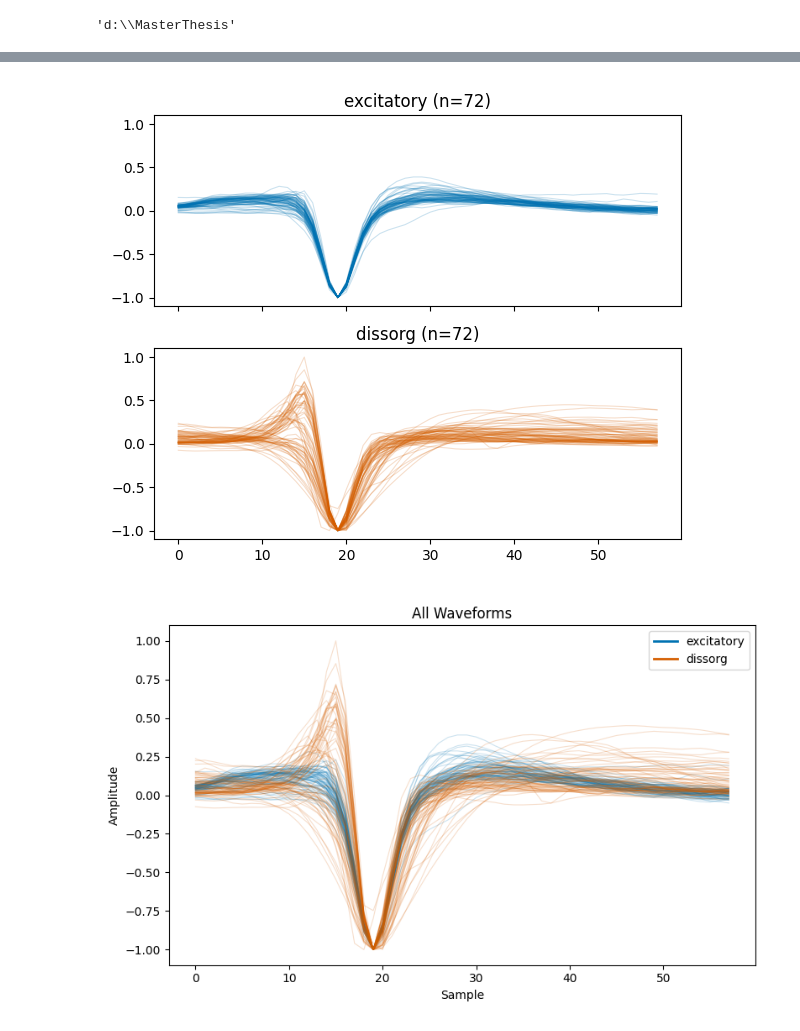
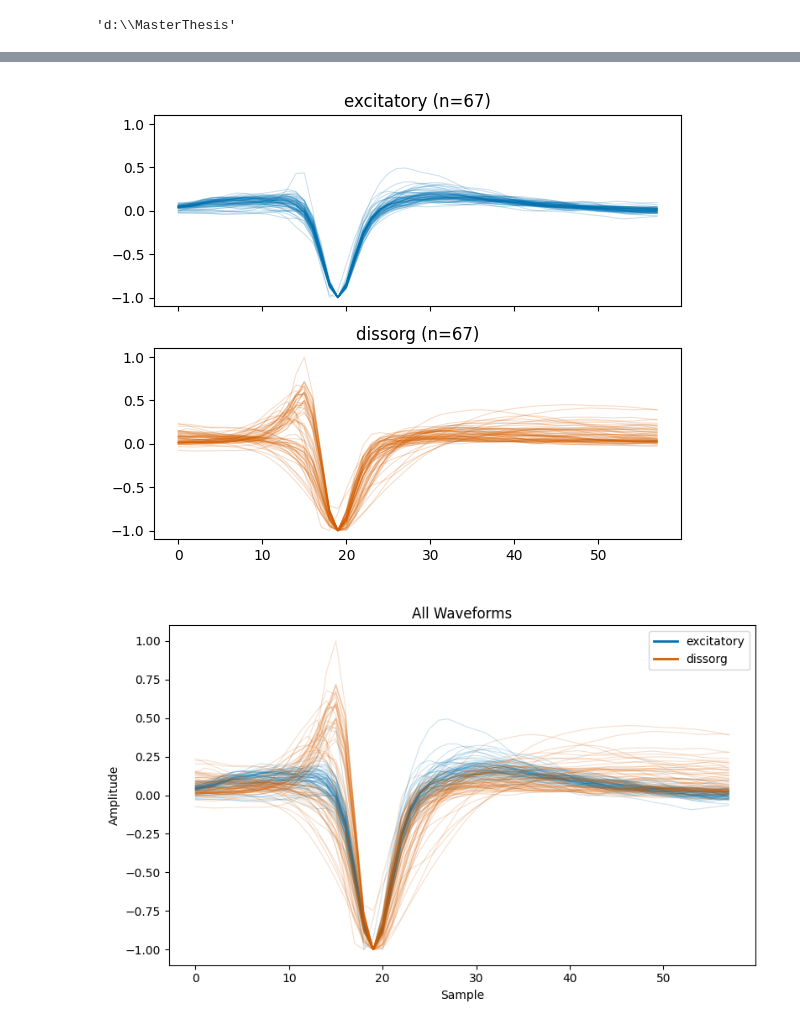
Before and after one commit to aitanavsGithub/MasterThesis, a Jupyter notebook: code/FINAL_EXAMPLE.ipynb, the cells around one changed output, grey strips where cells are left out. Cells and saved outputs as stored; diff of their text form; code cells hidden in the pictures.

```diff
--- a/code/FINAL_EXAMPLE.ipynb
+++ b/code/FINAL_EXAMPLE.ipynb
@@ -32,16 +94,16 @@ os.getcwd()
 # %%
 # Load the preprocessed noflip25 data
 
-data_path_dissorg = "d:\\MasterThesis\\NEW_BRW_average_waveforms_filtered_dissorg_noflip25.csv"
-data_path_excit = "d:\\MasterThesis\\NEW_BRW_average_waveforms_filtered_excit_noflip25.csv"
+data_path_dissorg = "d:\\MasterThesis\\processed_data\\NEW_BRW_average_waveforms_filtered_dissorg_noflip25.csv"
+data_path_excit = "d:\\MasterThesis\\processed_data\\NEW_BRW_average_waveforms_filtered_excit_noflip25.csv"
 
 data_list = [data_path_excit, data_path_dissorg]
 data_labels = ['excitatory', 'dissorg']
 
 # Load the data
 all_wf, all_labels = load_and_stack_waveforms(pathlist=data_list, labellist=data_labels, plot=True)
 # %% [output]
-[figure, old version]
+[figure, new version]
 [figure]
 # %%
 # Run PCA
```
Also changed, not shown: parts of 7 cells of this notebook, 21 other files.
